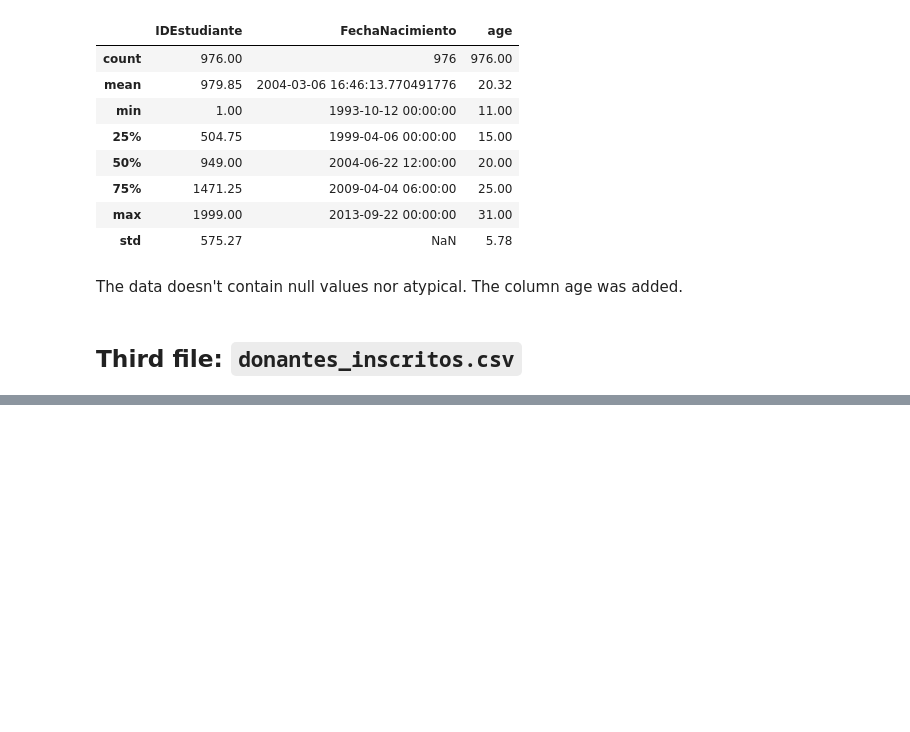
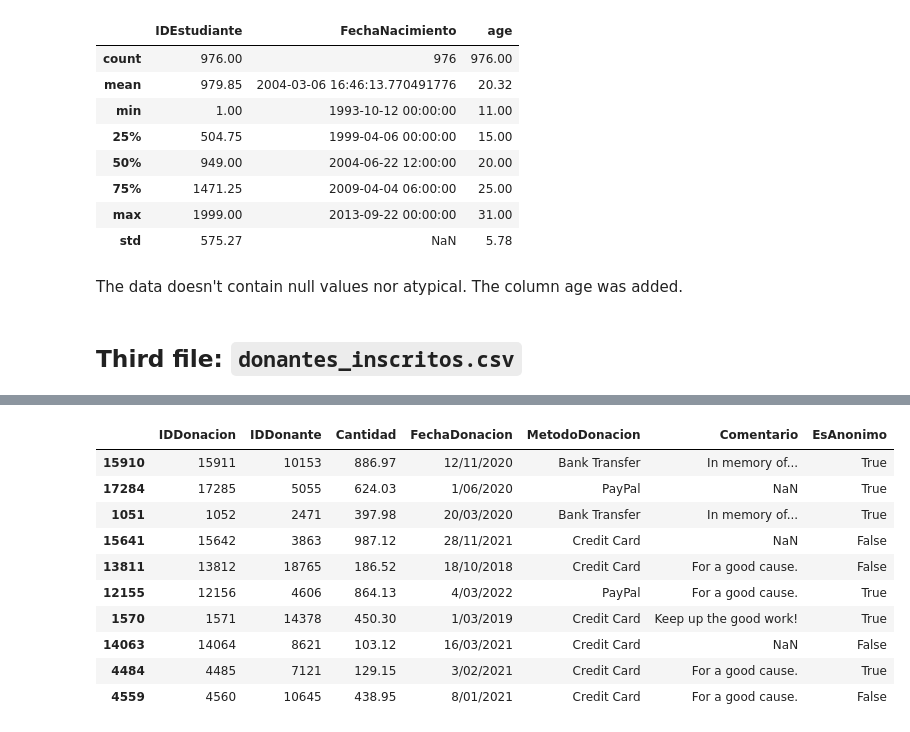
Before and after one commit to GabyLE/Final-Project-Fundacion-Educativa, a Jupyter notebook: Step1_Cleaning/Cleaning.ipynb, the cells around one changed output, grey strips where cells are left out. Cells and saved outputs as stored; diff of their text form; code cells hidden in the pictures; blank space fills up the shorter version.

```diff
--- a/Step1_Cleaning/Cleaning.ipynb
+++ b/Step1_Cleaning/Cleaning.ipynb
@@ -203,0 +295,3 @@ estudiantes.to_csv('../BasesFinales/estudiantes_transform.csv')
+# %%
+donaciones = pd.read_csv('../BasesFinales/donaciones.csv', sep=';', encoding='latin-1')
+donaciones.info()
@@ -203,0 +313,14 @@ estudiantes.to_csv('../BasesFinales/estudiantes_transform.csv')
+# %%
+donaciones.sample(10)
+# %% [output]
+|  | IDDonacion | IDDonante | Cantidad | FechaDonacion | MetodoDonacion | Comentario | EsAnonimo |
+| 15910 | 15911 | 10153 | 886.97 | 12/11/2020 | Bank Transfer | In memory of... | True |
+| 17284 | 17285 | 5055 | 624.03 | 1/06/2020 | PayPal | NaN | True |
+| 1051 | 1052 | 2471 | 397.98 | 20/03/2020 | Bank Transfer | In memory of... | True |
+| 15641 | 15642 | 3863 | 987.12 | 28/11/2021 | Credit Card | NaN | False |
+| 13811 | 13812 | 18765 | 186.52 | 18/10/2018 | Credit Card | For a good cause. | False |
+| 12155 | 12156 | 4606 | 864.13 | 4/03/2022 | PayPal | For a good cause. | True |
+| 1570 | 1571 | 14378 | 450.30 | 1/03/2019 | Credit Card | Keep up the good work! | True |
+| 14063 | 14064 | 8621 | 103.12 | 16/03/2021 | Credit Card | NaN | False |
+| 4484 | 4485 | 7121 | 129.15 | 3/02/2021 | Credit Card | For a good cause. | True |
+| 4559 | 4560 | 10645 | 438.95 | 8/01/2021 | Credit Card | For a good cause. | False |
```
Also changed, not shown: parts of 18 cells of this notebook, 2 other files.
